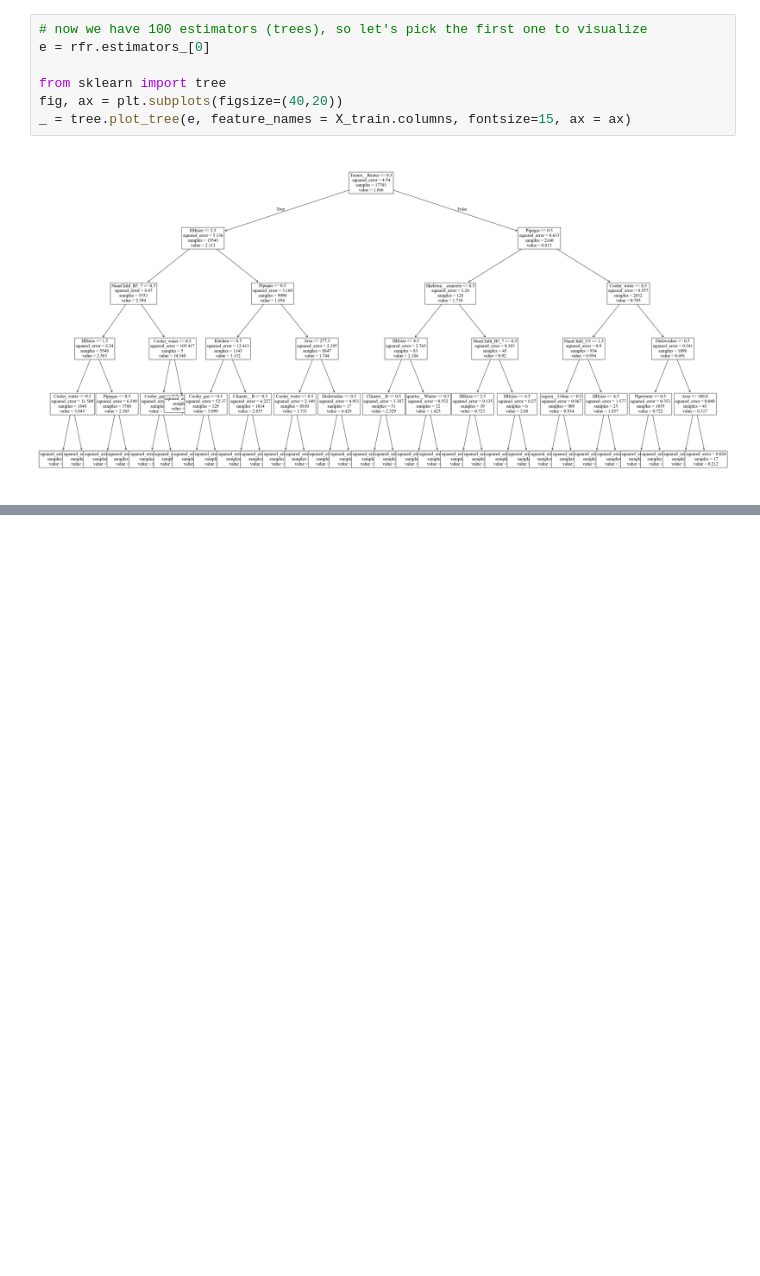
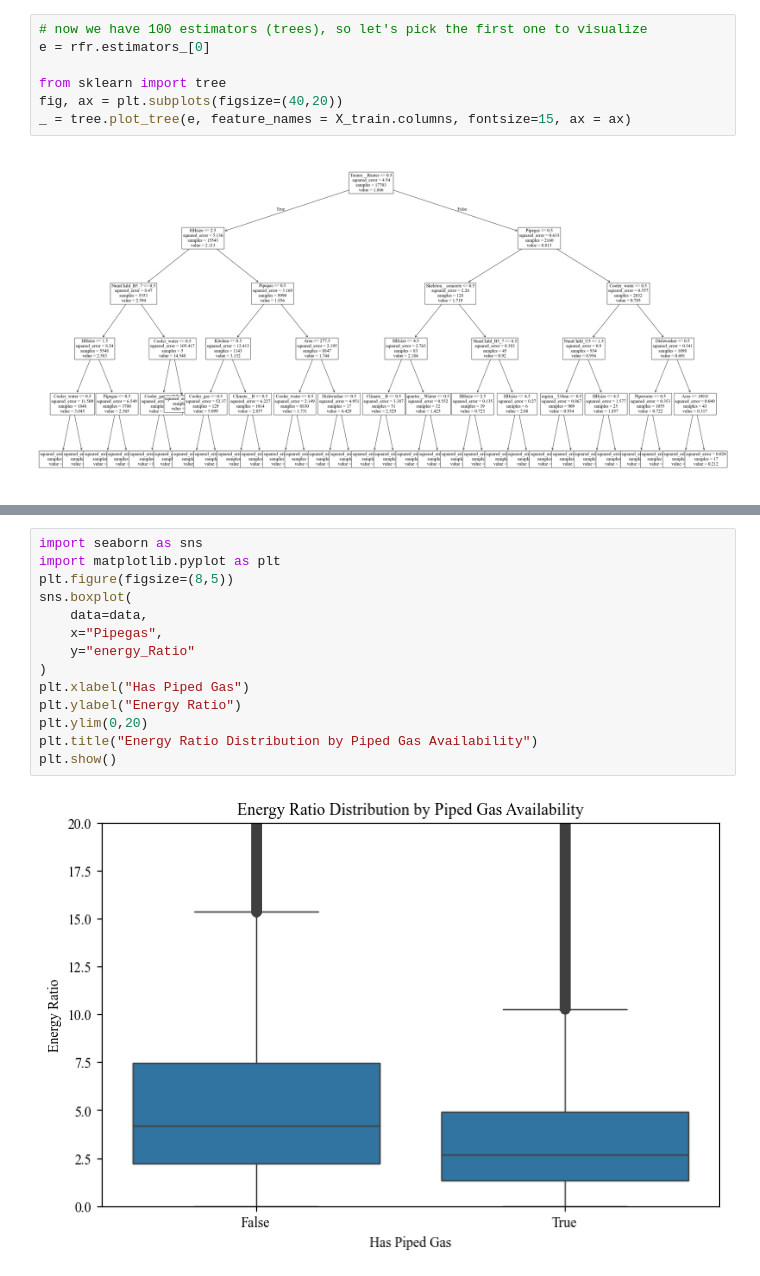
Before and after one commit to sinanarimani/energy-poverty, a Jupyter notebook: evaluation.ipynb, the cells around one changed output, grey strips where cells are left out. Saved outputs shown, nothing was run; the diff lists cells and outputs as text; blank space fills up the shorter version.

```diff
--- a/evaluation.ipynb
+++ b/evaluation.ipynb
@@ -1047,0 +1158,16 @@ plt.show()
+# %%
+import seaborn as sns
+import matplotlib.pyplot as plt
+plt.figure(figsize=(8,5))
+sns.boxplot(
+    data=data,
+    x="Pipegas",
+    y="energy_Ratio"
+)
+plt.xlabel("Has Piped Gas")
+plt.ylabel("Energy Ratio")
+plt.ylim(0,20)
+plt.title("Energy Ratio Distribution by Piped Gas Availability")
+plt.show()
+# %% [output]
+[figure, added]
```
Also changed, not shown: parts of 14 cells of this notebook.
